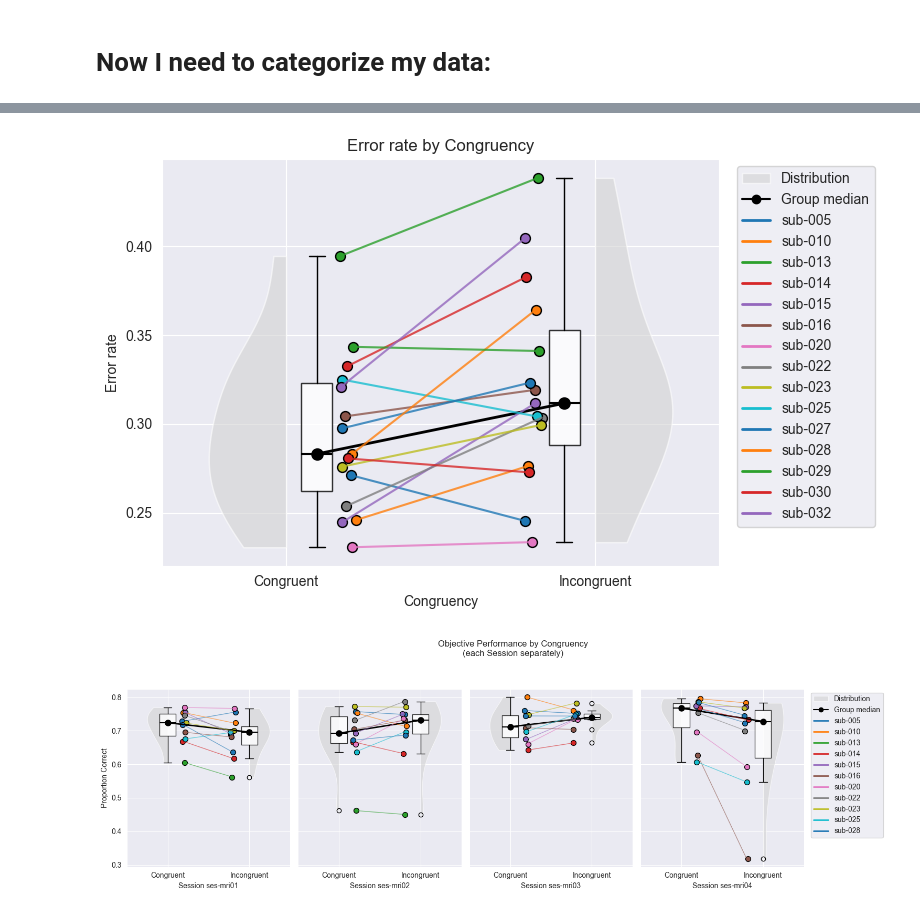
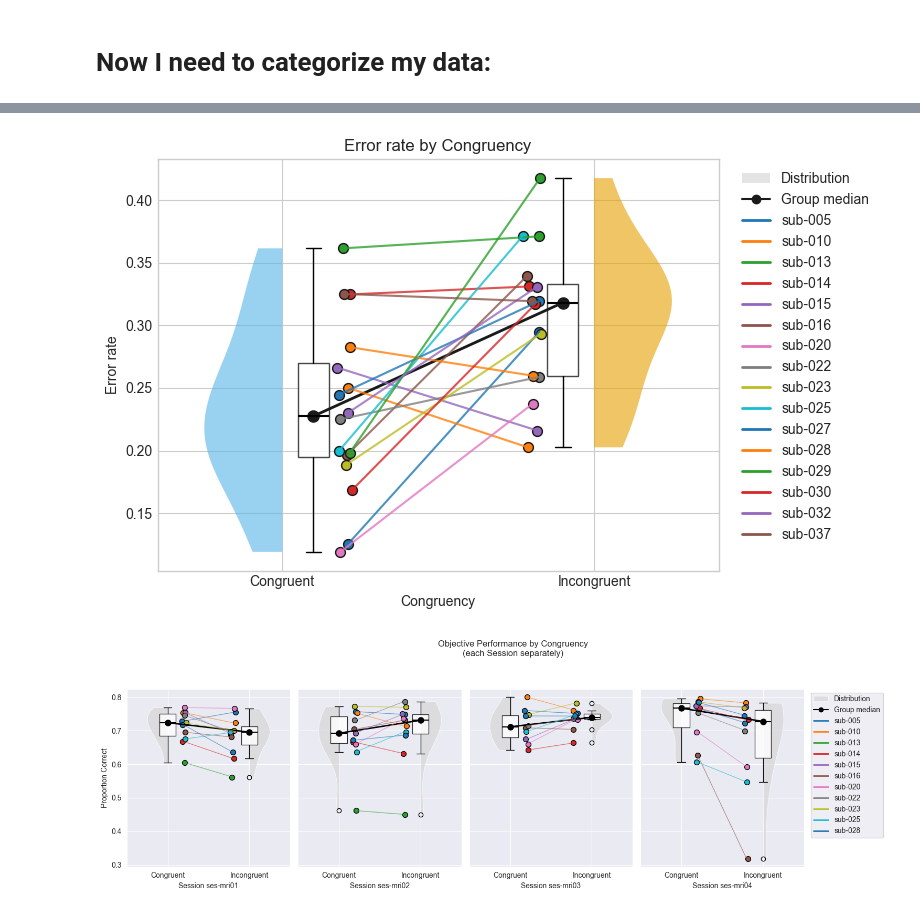
Before and after one commit to carla-coca/my-random-progress-thesis, a Jupyter notebook: Analyses_categorization+modelling.ipynb, the cells around one changed output, grey strips where cells are left out. Cells and saved outputs as stored; diff of their text form; code cells hidden in the pictures.

```diff
--- a/Analyses_categorization+modelling.ipynb
+++ b/Analyses_categorization+modelling.ipynb
@@ -900,11 +1582,8 @@ NameError: name 'final_df' is not defined
 # %%
-import pandas as pd
-import numpy as np
-import matplotlib.pyplot as plt
 
 # 0) Load your data
 final_df = pd.read_csv(
-    "/Users/carlacoca/Documents/master_internship/outputs_final_data/final_df.csv",
+    "/Volumes/project/3025011.02/for_carla/combined_results_kenneth.backup.csv",
     sep=";"
 )
 df = final_df.copy()
@@ -1073,13 +1660,15 @@ plt.show()
 # %%
-import pandas as pd
-import numpy as np
-import matplotlib.pyplot as plt
+
+# Clean publication-ready style
+plt.style.use("seaborn-v0_8-whitegrid")
+
 
 # 0) Load your data
 df = pd.read_csv(
-    "/Users/carlacoca/Documents/master_internship/outputs_final_data/combined_df.csv",
+    "/Volumes/project/3025011.02/for_carla/combined_results_kenneth.backup.csv",
     sep=";"
 )
+
 
 # 1) Plot settings
 conds           = ['congruent', 'incongruent']
@@ -1160,7 +1749,7 @@ ax.set_ylabel('Response Time (s)')
 ax.set_xlabel('Congruency')
 ax.set_title('Response time by Congruency')
 ax.legend(title='Subject', bbox_to_anchor=(1.02, 1), loc='upper left')
-
+fig.savefig("/Users/carlacoca/Documents/master_internship/graphs/responsetimebycongruency1.pdf", dpi=220)
 plt.tight_layout()
 plt.show()
 # %% [output]
@@ -1421,13 +1893,9 @@ ValueError: zero-size array to reduction operation minimum which has no identity
 # %%
-import pandas as pd
-import numpy as np
-import matplotlib.pyplot as plt
-from matplotlib.patches import Patch
-from matplotlib.lines import Line2D
+plt.style.use("seaborn-v0_8-whitegrid")
 
 # 0) Load full data
 df = pd.read_csv(
-    "/Users/carlacoca/Documents/master_internship/outputs_final_data/combined_df.csv",
+    "/Volumes/project/3025011.02/for_carla/combined_results_kenneth.backup.csv",
     sep=";"
 )
 
@@ -1443,6 +1911,8 @@ first_sessions = (
     .rename(columns={'session': 'first_sess'})
 )
 
+
+
 # 2) Filter only first sessions
 df = df.merge(first_sessions, on='subject')
 df_first = df[df['session'] == df['first_sess']]
@@ -1457,12 +1927,18 @@ perf_df = (
 
 # 4) Plot setup
 conds = ['congruent', 'incongruent']
+positions = [1, 2]  # x-positions for violins & group median
+# Colorblind-friendly palette (Okabe–Ito)
+cb_colors = {
+    "congruent":   "#56B4E9",  # sky blue
+    "incongruent": "#E69F00",  # orange
+}
 x_base = [1, 2]
 violin_x = [1, 2]  # Violin stays at base
 box_x = [1.1, 1.9]  # Shifted inward
 jitter_x = [1.2, 1.8]  # Jitter for points
 subjects = perf_df.subject.unique()
-cmap = plt.get_cmap('tab10')
+cmap = plt.get_cmap('tab20')
 
 
 fig, ax = plt.subplots(figsize=(8, 5))
@@ -1470,14 +1946,15 @@ fig, ax = plt.subplots(figsize=(8, 5))
 # Half-violins (stay at x=1 and 2)
 all_perf = [perf_df.loc[perf_df.congruency_response == c, 'perf'].values for c in conds]
 parts = ax.violinplot(all_perf, positions=violin_x, showextrema=False)
-for body, x in zip(parts['bodies'], violin_x):
+for body, x, cond in zip(parts['bodies'], violin_x, conds):
     verts = body.get_paths()[0].vertices
     if x == 1:
         verts[:, 0] = np.clip(verts[:, 0], -np.inf, x)
     else:
         verts[:, 0] = np.clip(verts[:, 0], x, np.inf)
-    body.set_facecolor('lightgray')
+    body.set_facecolor(cb_colors[cond])
     body.set_alpha(0.6)
+
 
 # Boxplots (slimmer and shifted toward center)
 ax.boxplot(
@@ -1503,32 +1980,33 @@ for subj in sorted(subjects, key=lambda s: s != 'subject-020'):
     row = perf_df[perf_df.subject == subj]
     y1 = row.loc[row.congruency_response == 'congruent', 'perf'].iloc[0]
     y2 = row.loc[row.congruency_response == 'incongruent', 'perf'].iloc[0]
     x1 = jitter_x[0] + np.random.uniform(-0.03, 0.03)
     x2 = jitter_x[1] + np.random.uniform(-0.03, 0.03)
     ax.plot([x1, x2], [y1, y2], color=colors[subj], alpha=0.8, lw=1.5)
     ax.scatter(x1, y1, color=colors[subj], edgecolor='k', s=50, label=subj)
     ax.scatter(x2, y2, color=colors[subj], edgecolor='k', s=50)
 
 # Formatting
 ax.set_xticks(x_base)
 ax.set_xticklabels([c.capitalize() for c in conds])
 ax.set_ylabel('Error rate')
 ax.set_xlabel('Congruency')
 ax.set_title('Error rate by Congruency')
 
 # Legend
 legend_elems = [
     Patch(facecolor='lightgray', label='Distribution', alpha=0.6),
     Line2D([0], [0], color='k', marker='o', label='Group median')
 ]
 for subj in subjects:
     legend_elems.append(Line2D([0],[0], color=colors[subj], lw=2, label=subj))
 ax.legend(handles=legend_elems, bbox_to_anchor=(1.02,1), loc='upper left')
 
 ax.legend(handles=legend_elems, bbox_to_anchor=(1.02, 1), loc='upper left')
 
 plt.tight_layout()
+fig.savefig("/Users/carlacoca/Documents/master_internship/graphs/errorratebycongruency.pdf", dpi=220)
 plt.show()
 # %% [output]
-[figure, old version]
+[figure, new version]
 # %%
```
Also changed, not shown: parts of 49 cells of this notebook, 7 other files.
